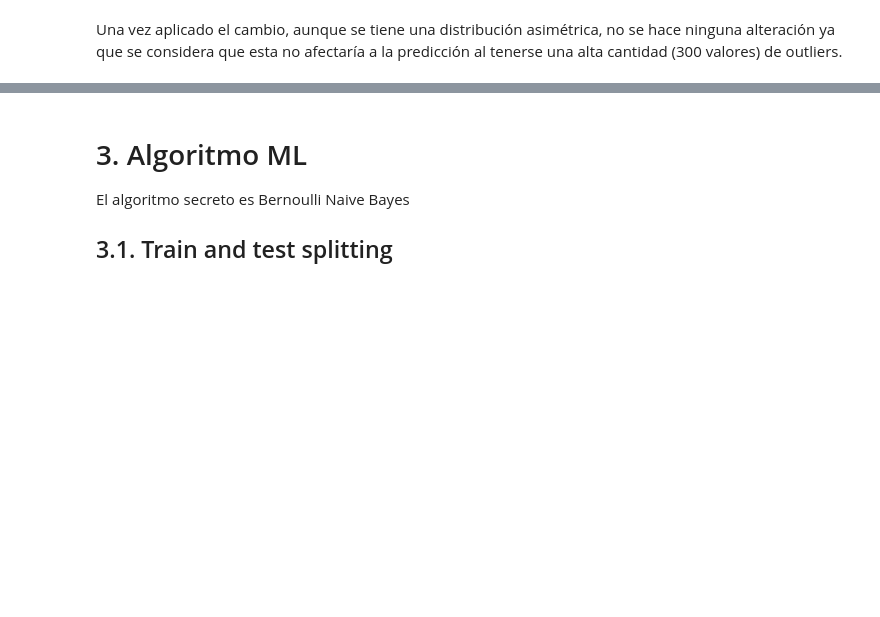
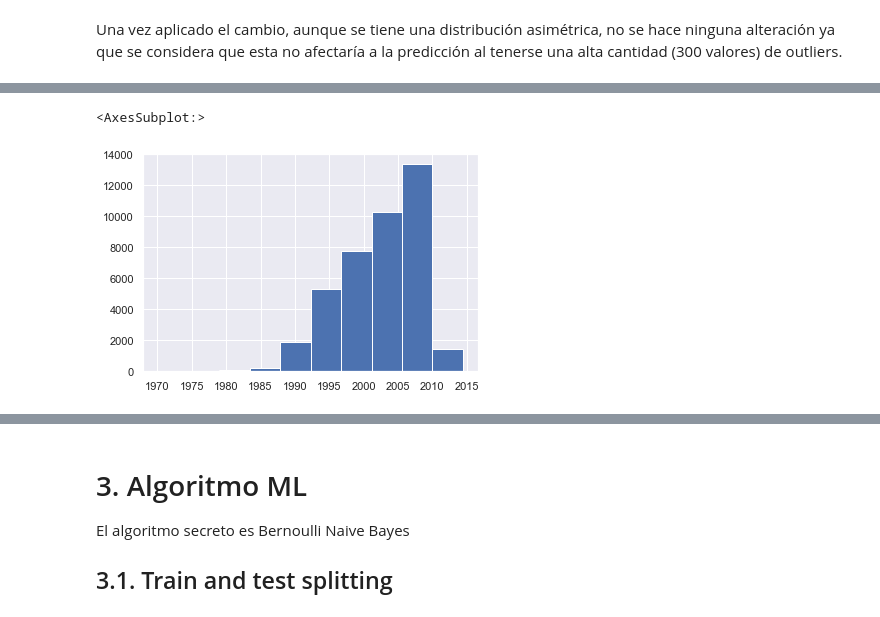
Before and after one commit to steanleo/KaggleChallenge, a Jupyter notebook: notebook/LoanApproval.ipynb, the cells around one changed output, grey strips where cells are left out. Cells and saved outputs as stored; diff of their text form; code cells hidden in the pictures; blank space fills up the shorter version.

```diff
--- a/notebook/LoanApproval.ipynb
+++ b/notebook/LoanApproval.ipynb
@@ -548,0 +578,5 @@ Estos atributos representan las fechas de aprobación y conseción del préstamo
+# %%
+train_cp.DisbursementDate.hist()
+# %% [output]
+<AxesSubplot:>
+[figure, added]
```
Also changed, not shown: parts of 19 cells of this notebook.
